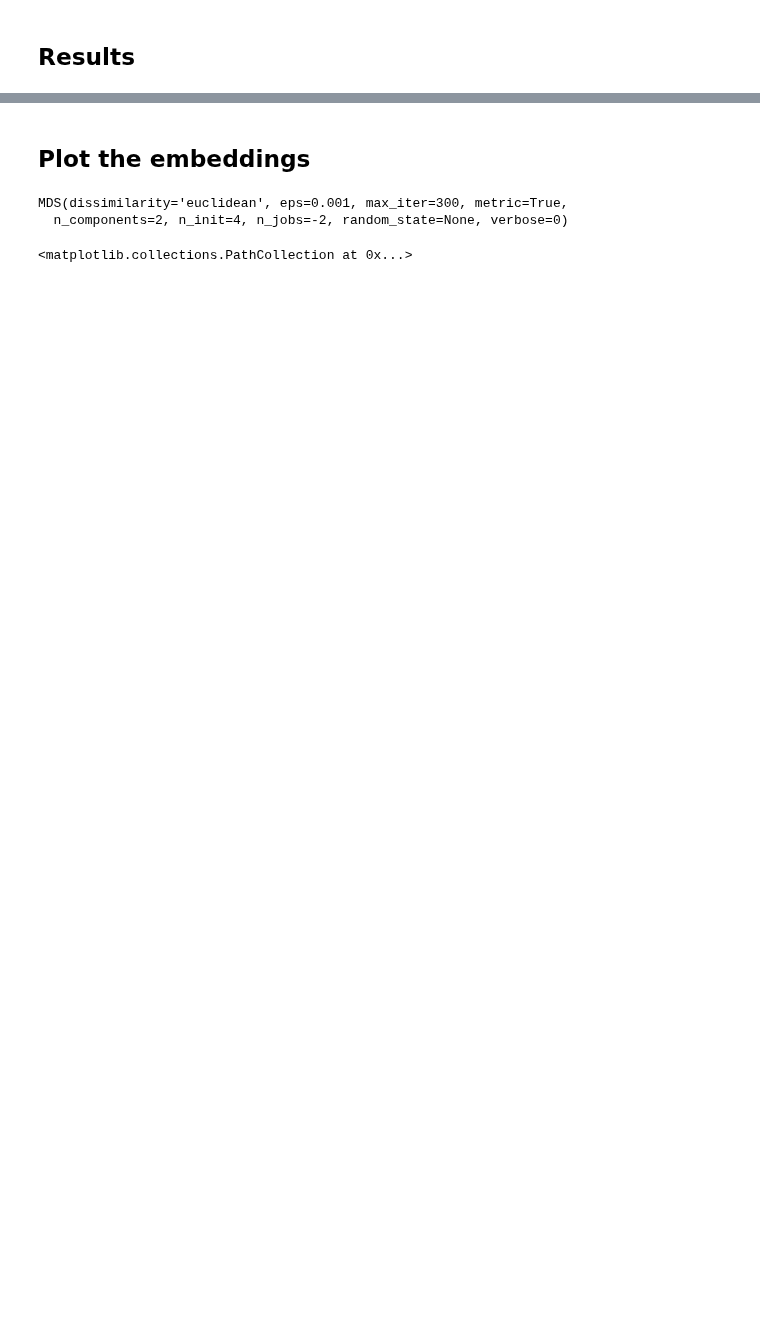
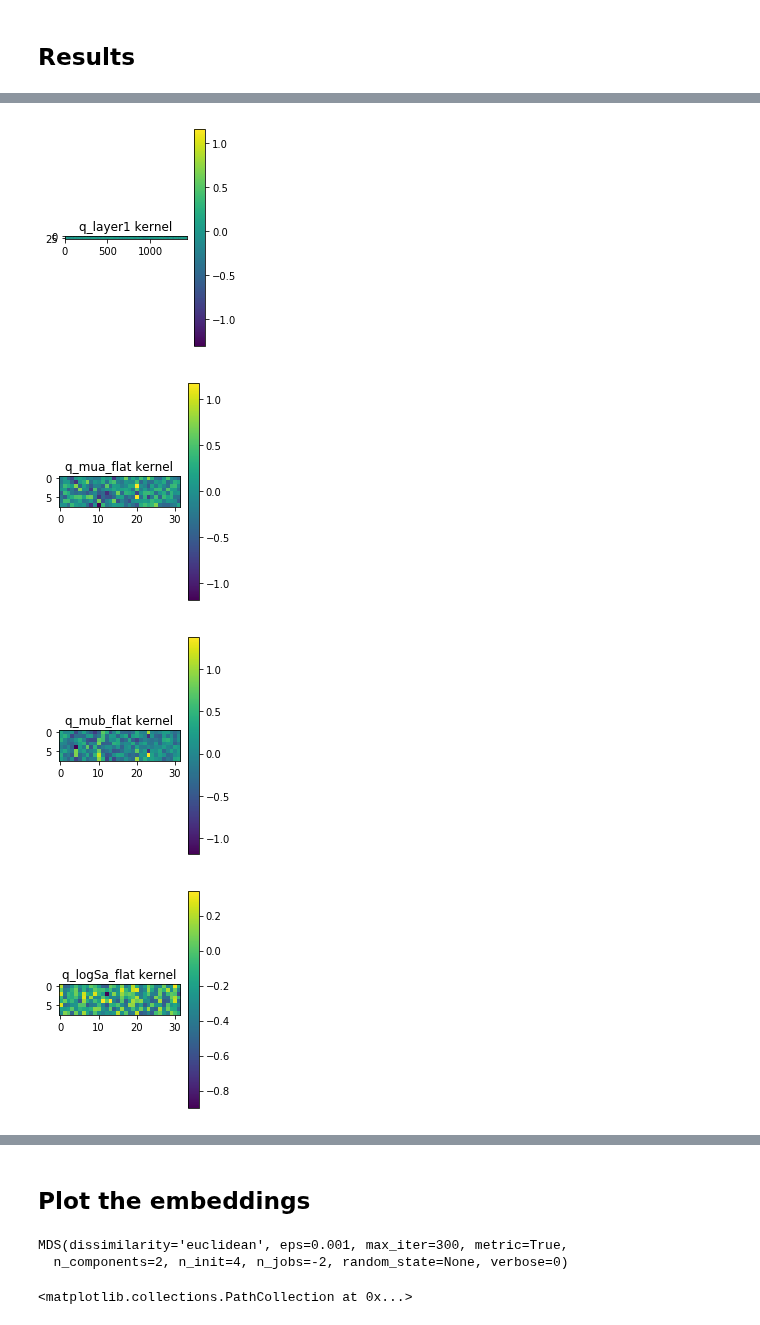
Before and after one commit to ixxi-dante/an2vec, a Jupyter notebook: projects/correctness/gae-reproduction-cora-nw2vec-gae_arch.ipynb, the cells around one changed output, grey strips where cells are left out. Drawn from its saved outputs; the diff is of its cells as text; code cells hidden in the pictures; blank space fills up the shorter version.

```diff
--- a/projects/correctness/gae-reproduction-cora-nw2vec-gae_arch.ipynb
+++ b/projects/correctness/gae-reproduction-cora-nw2vec-gae_arch.ipynb
@@ -132,0 +161,18 @@ fig.tight_layout()
+# %%
+for layer in vae.layers:
+    if hasattr(layer, 'kernel'):
+        fig, (ax1, ax2) = plt.subplots(1, 2, figsize=(6, 4))#, sharey=True)
+        im1 = ax1.imshow(K.eval(layer.kernel).T)
+        ax1.set_title('{} kernel'.format(layer.name))
+        plt.colorbar(im1, ax=ax1)
+        if hasattr(layer, 'bias') and layer.bias is not None:
+            im2 = ax2.imshow(K.eval(K.expand_dims(layer.bias, -1)))
+            ax2.set_title('{} bias'.format(layer.name))
+            plt.colorbar(im2, ax=ax2)
+        else:
+            ax2.set_visible(False)
+# %% [output]
+[figure, added]
+[figure, added]
+[figure, added]
+[figure, added]
```
Also changed, not shown: parts of 15 cells of this notebook, 7 other files.
